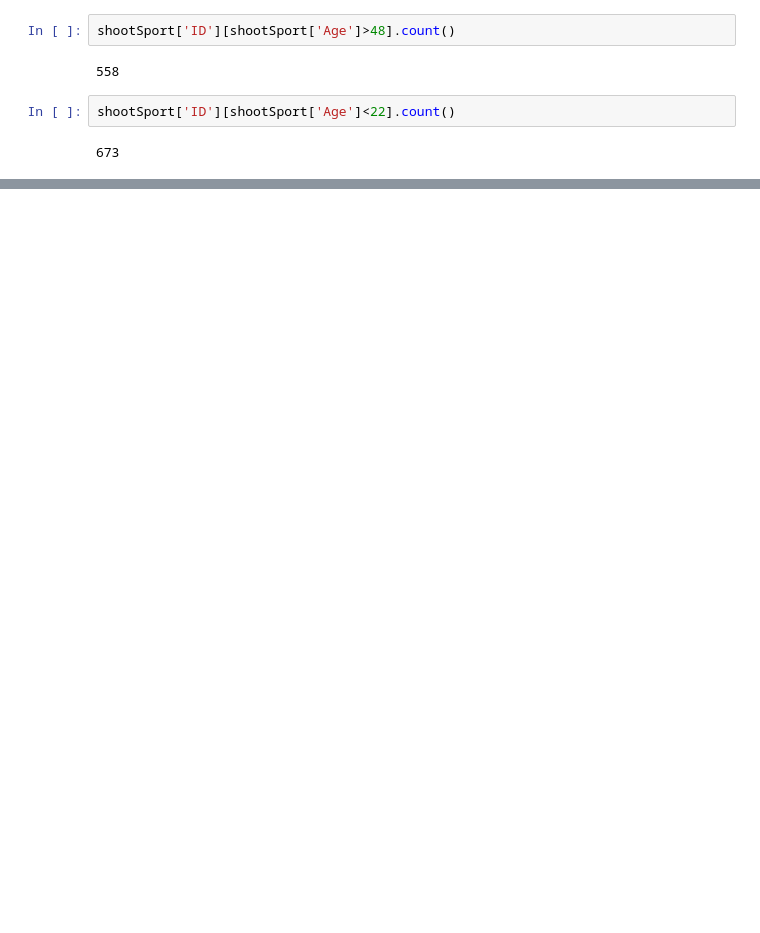
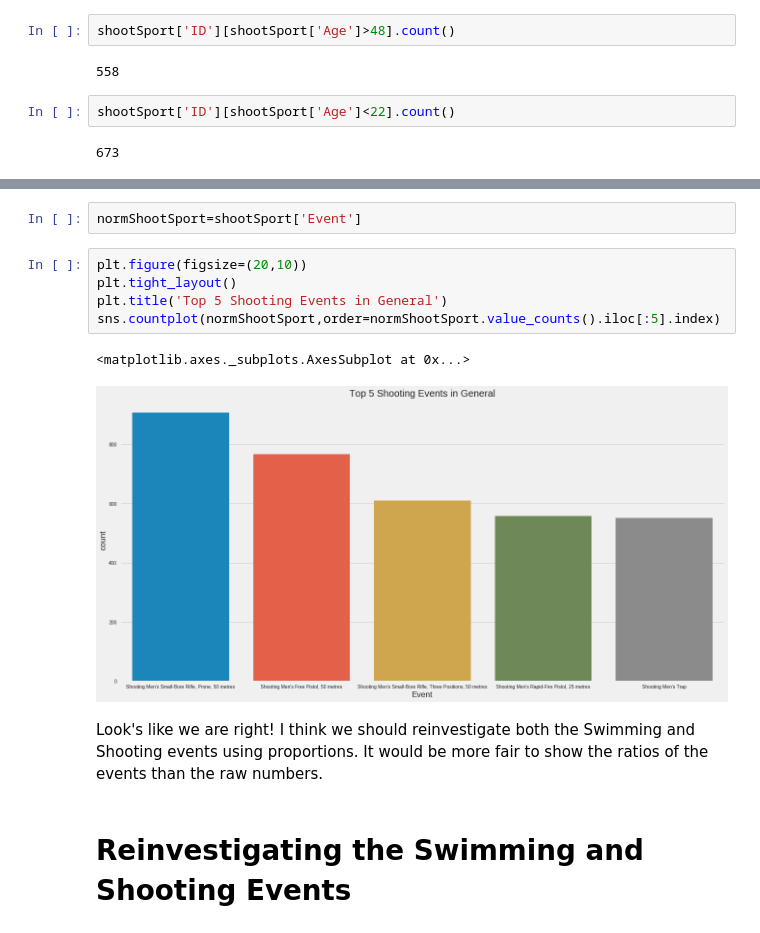
Before and after one commit to KenJiangg/Exploring-Datasets, a Jupyter notebook: Olympics_.ipynb, the cells around one changed output, grey strips where cells are left out. Saved outputs shown, nothing was run; the diff lists cells and outputs as text; blank space fills up the shorter version.

```diff
--- a/Olympics_.ipynb
+++ b/Olympics_.ipynb
@@ -201,0 +238,14 @@ shootSport['ID'][shootSport['Age']<22].count()
+# %%
+normShootSport=shootSport['Event']
+# %%
+plt.figure(figsize=(20,10))
+plt.tight_layout()
+plt.title('Top 5 Shooting Events in General')
+sns.countplot(normShootSport,order=normShootSport.value_counts().iloc[:5].index)
+# %% [output]
+<matplotlib.axes._subplots.AxesSubplot at 0x...>
+[figure, added]
+# %% [markdown]
+Look's like we are right! I think we should reinvestigate both the Swimming and Shooting events using proportions. It would be more fair to show the ratios of the events than the raw numbers.
+# %% [markdown]
+# Reinvestigating the Swimming and Shooting Events
```
Also changed, not shown: parts of 17 cells of this notebook.
